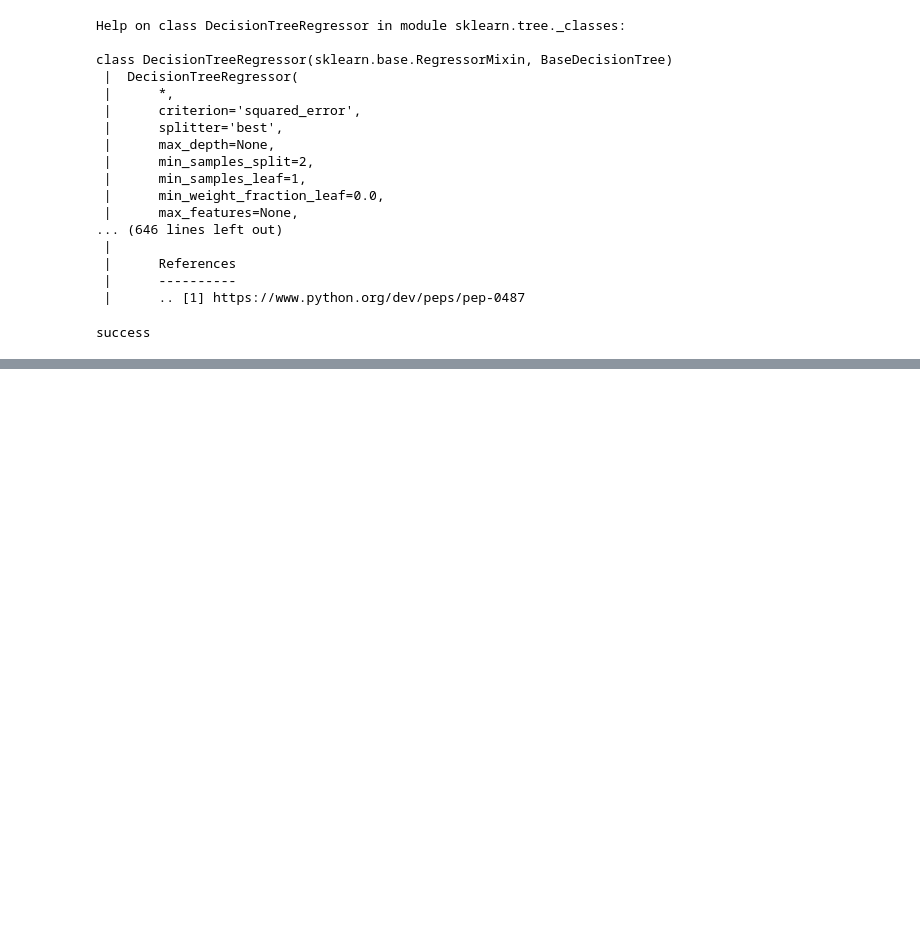
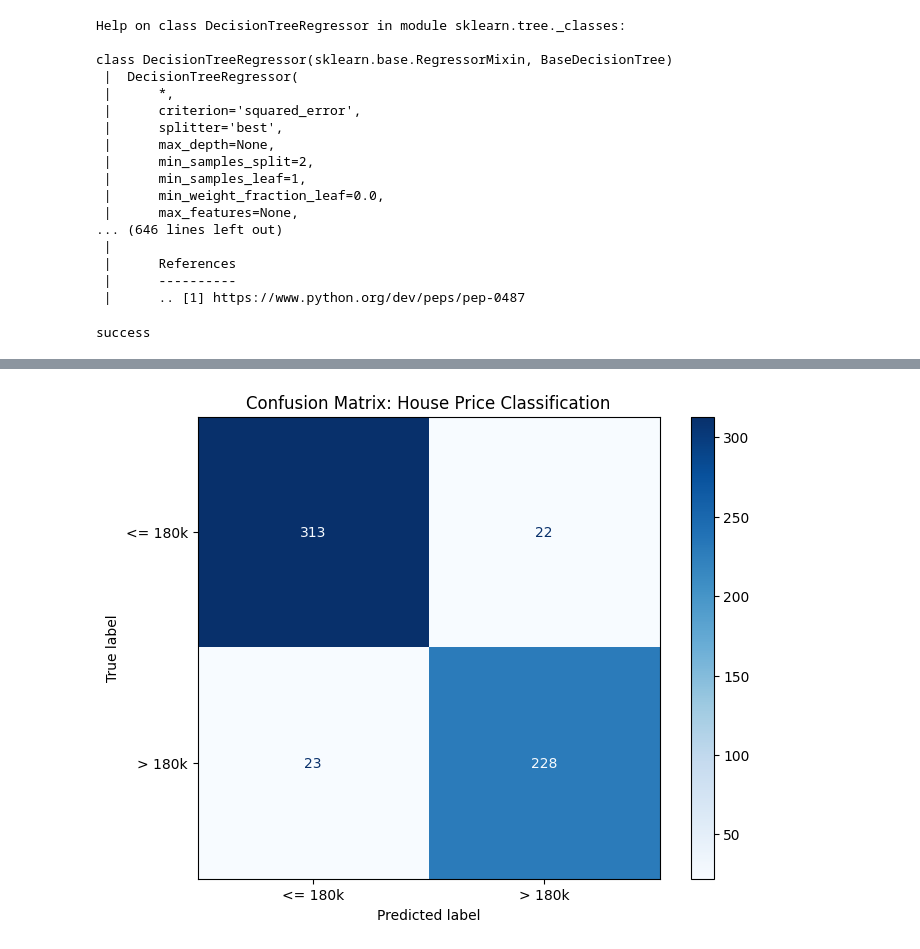
Before and after one commit to BramPeerdeman/DEAI_Portfolio, a Jupyter notebook: week7/classificatie.ipynb, the cells around one changed output, grey strips where cells are left out. Drawn from its saved outputs; the diff is of its cells as text; code cells hidden in the pictures; blank space fills up the shorter version.

```diff
--- a/week7/classificatie.ipynb
+++ b/week7/classificatie.ipynb
@@ -156,0 +176,28 @@ R2:   0.83
+# %%
+from sklearn.tree import DecisionTreeClassifier
+from sklearn.metrics import confusion_matrix, ConfusionMatrixDisplay
+import matplotlib.pyplot as plt
+
+# 1. Convert your continuous target into discrete classes
+# (Let's say everything > $180,000 is "Expensive" (1), else "Normal/Cheap" (0))
+y_train_class = (y_train > 180000).astype(int)
+y_test_class = (y_test > 180000).astype(int)
+
+# 2. Train a Classifier (NOT a Regressor)
+clf_model = DecisionTreeClassifier(max_depth=10, min_samples_leaf=10)
+clf_model.fit(X_train, y_train_class)
+
+# 3. Make categorical predictions
+y_pred_class = clf_model.predict(X_test)
+
+# 4. Create and display the Confusion Matrix
+cm = confusion_matrix(y_test_class, y_pred_class)
+disp = ConfusionMatrixDisplay(confusion_matrix=cm, display_labels=['<= 180k', '> 180k'])
+
+# Plot it
+fig, ax = plt.subplots(figsize=(8, 6))
+disp.plot(cmap='Blues', ax=ax)
+plt.title('Confusion Matrix: House Price Classification')
+plt.show()
+# %% [output]
+[figure, added]
```
Also changed, not shown: parts of 4 cells of this notebook, 16 other files.
